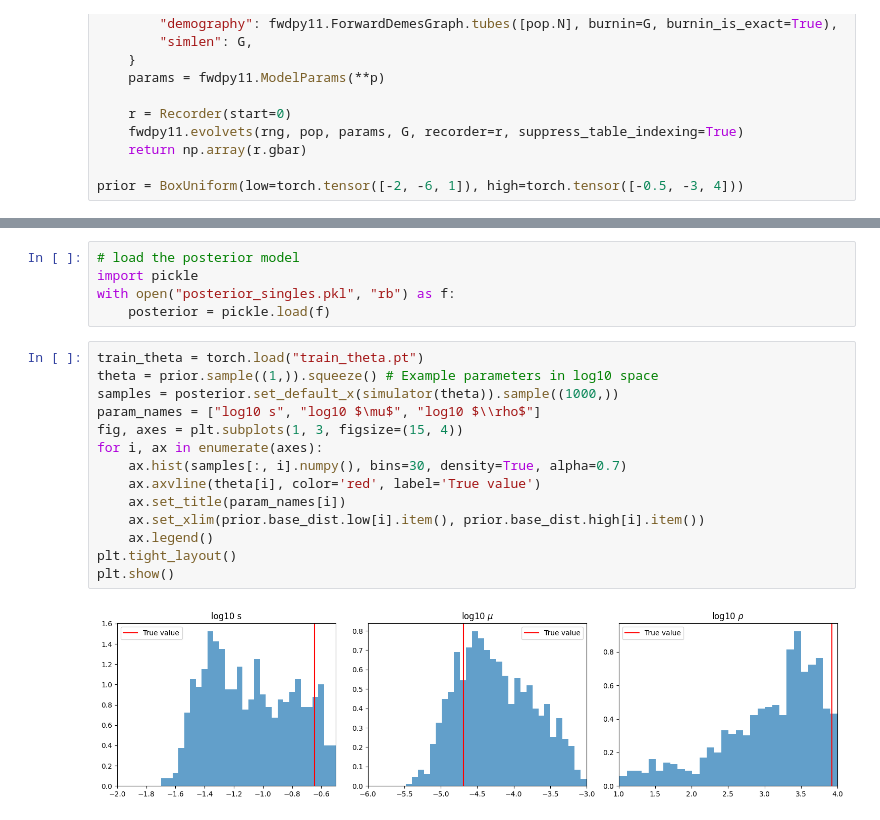
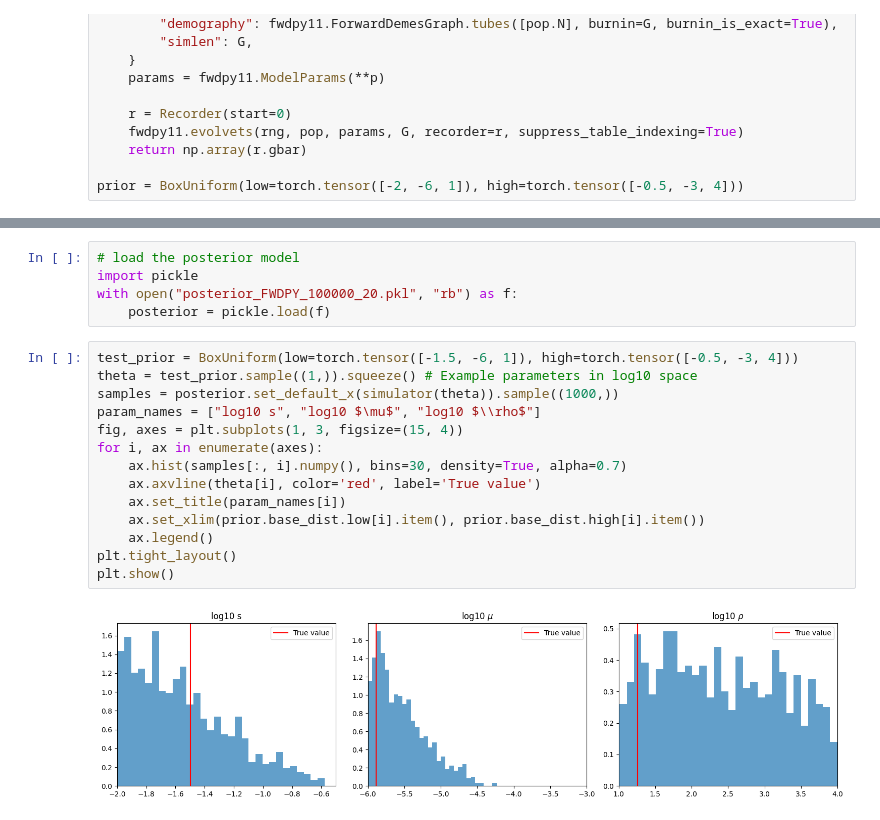
Before and after one commit to yoavram-lab/collective_posterior, a Jupyter notebook: FWDPY/simulate.ipynb, the cells around one changed output, grey strips where cells are left out. Saved outputs shown, nothing was run; the diff lists cells and outputs as text.

```diff
--- a/FWDPY/simulate.ipynb
+++ b/FWDPY/simulate.ipynb
@@ -113,24 +111,24 @@ with open("posterior_singles.pkl", "wb") as f:
 # %%
 # load the posterior model
 import pickle
-with open("posterior_singles.pkl", "rb") as f:
+with open("posterior_FWDPY_100000_20.pkl", "rb") as f:
     posterior = pickle.load(f)
 # %%
-train_theta = torch.load("train_theta.pt")
-theta = prior.sample((1,)).squeeze() # Example parameters in log10 space
+test_prior = BoxUniform(low=torch.tensor([-1.5, -6, 1]), high=torch.tensor([-0.5, -3, 4]))
+theta = test_prior.sample((1,)).squeeze() # Example parameters in log10 space
 samples = posterior.set_default_x(simulator(theta)).sample((1000,))
 param_names = ["log10 s", "log10 $\mu$", "log10 $\\rho$"]
 fig, axes = plt.subplots(1, 3, figsize=(15, 4))
 for i, ax in enumerate(axes):
     ax.hist(samples[:, i].numpy(), bins=30, density=True, alpha=0.7)
     ax.axvline(theta[i], color='red', label='True value')
     ax.set_title(param_names[i])
     ax.set_xlim(prior.base_dist.low[i].item(), prior.base_dist.high[i].item())
     ax.legend()
 plt.tight_layout()
 plt.show()
 # %% [output]
-[figure, old version]
+[figure, new version]
 # %%
 import sys
 sys.path.insert(1, '../')
```
Also changed, not shown: parts of 5 cells of this notebook, 19 other files.
